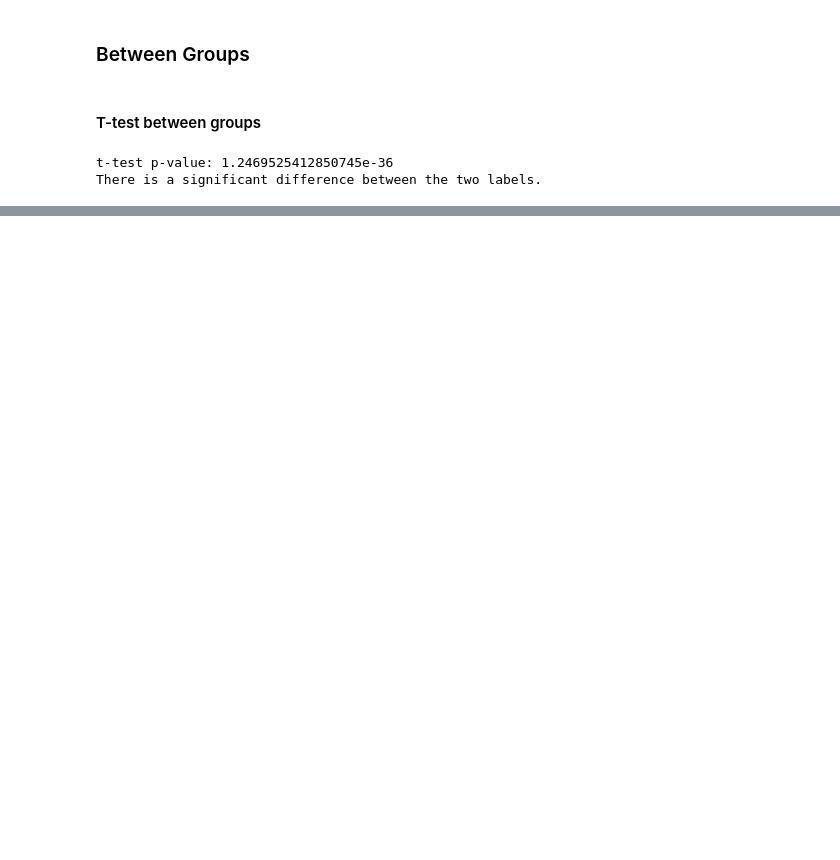
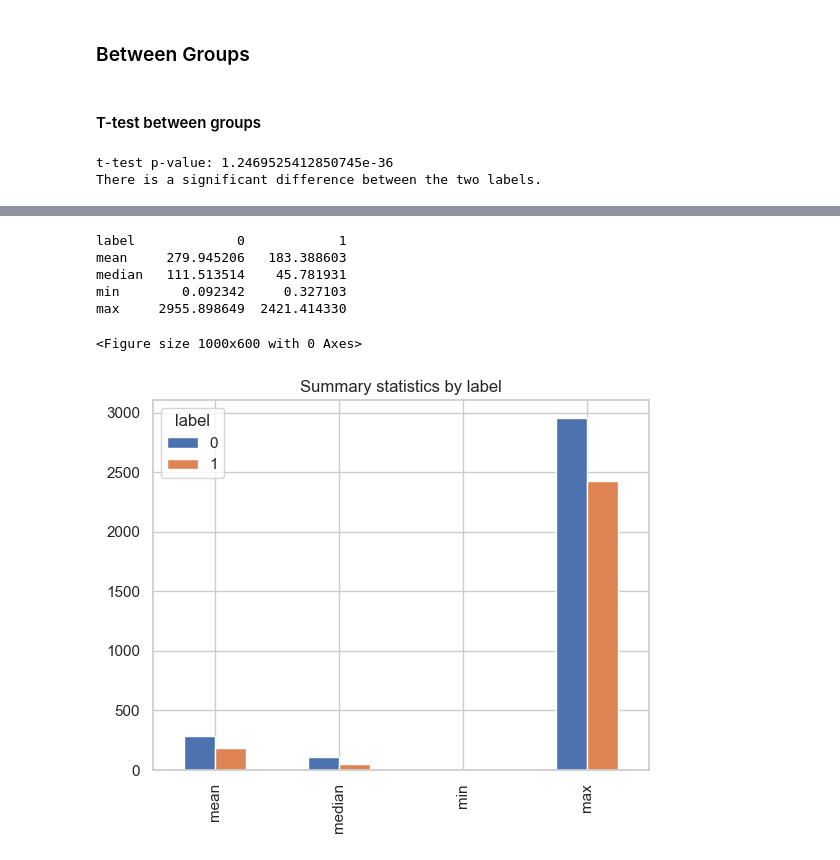
Before and after one commit to zoonalink/IGP-5, a Jupyter notebook: petter/eda-v1.ipynb, the cells around one changed output, grey strips where cells are left out. Drawn from its saved outputs; the diff is of its cells as text; code cells hidden in the pictures; blank space fills up the shorter version.

```diff
--- a/petter/eda-v1.ipynb
+++ b/petter/eda-v1.ipynb
@@ -125,0 +290,20 @@ plt.show()
+# %%
+# grouped bar chart for summary statistics by label
+data_df2 = data_df.groupby("label")[["mean", "median", "min", "max"]].mean()
+data_df2 = data_df2.T
+print(data_df2)
+
+
+# plot grouped bar chart
+plt.figure(figsize=(10, 6))
+data_df2.plot(kind="bar")
+plt.title("Summary statistics by label")
+plt.show()
+# %% [output]
+label             0            1
+mean     279.945206   183.388603
+median   111.513514    45.781931
+min        0.092342     0.327103
+max     2955.898649  2421.414330
+<Figure size 1000x600 with 0 Axes>
+[figure, added]
```
Also changed, not shown: parts of 65 cells of this notebook, 10 other files.
